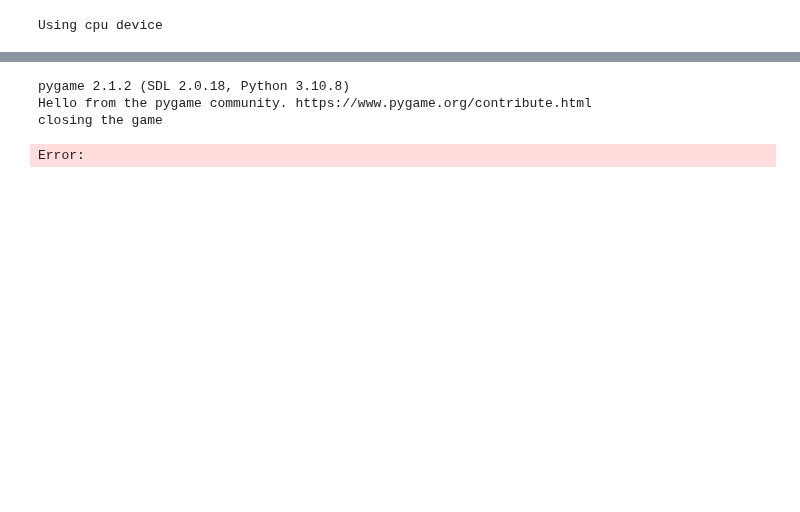
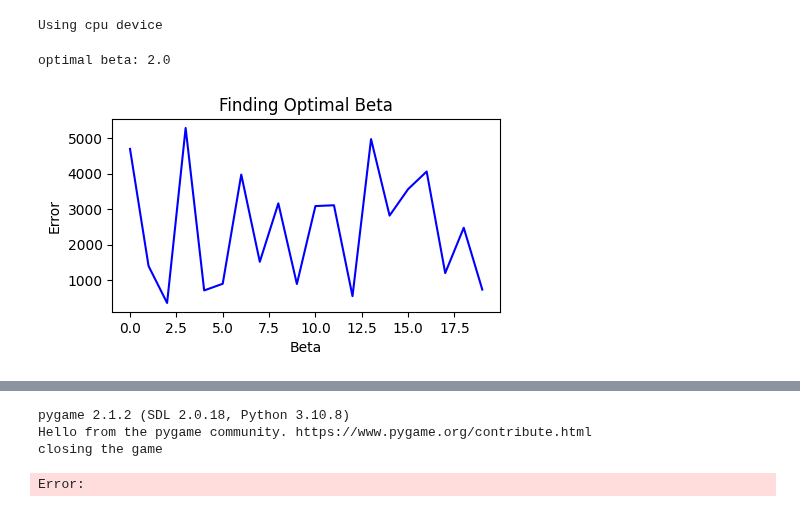
Before and after one commit to siddha20/CSCI4962, a Jupyter notebook: Project/project.ipynb, the cells around one changed output, grey strips where cells are left out. Drawn from its saved outputs; the diff is of its cells as text; code cells hidden in the pictures; blank space fills up the shorter version.

```diff
--- a/Project/project.ipynb
+++ b/Project/project.ipynb
@@ -81,13 +81,13 @@ fn_d = lambda x: torch.sqrt(2)*torch.sin(x/torch.sqrt(2))
 # Finding optimal beta value for first order ODEs
 
 
-loss = loss_c.copy()
+loss = loss_a.copy()
 loss[0][0] = 1 # Set alpha to 1
 
 a = 0
 b = 5
 N = 50
-epochs = 15000
+epochs = 10000
 
 # Test x points
 x = torch.linspace(a, b, 1000).reshape(1000, 1)
@@ -95,33 +95,36 @@ x = torch.linspace(a, b, 1000).reshape(1000, 1)
 betas = np.arange(0, 20, 1)
 stats = []
 
 for beta in betas:
 
     # Adjust the loss function
     loss[1][0] = beta
 
     # Train the model
     model = NN(20)
     optimizer = torch.optim.Adam(model.parameters(), lr=.001)
     train(model, N, a, b, epochs, loss, optimizer, show_stats=False)
 
     # Calculate the error
-    y = fn_c(x.reshape(1000, 1))
+    y = fn_a(x.reshape(1000, 1))
     y_hat = model(x.reshape(1000, 1)).detach()
     error = float(torch.mean((y - y_hat)**2))
     stats.append([error, beta])
 
 stats = np.asarray(stats)
 min_index = np.argmin(stats[:, 0], axis=0)
 opt_beta = stats[:, 1][min_index]
 loss[0][0] = 1
 loss[1][0] = opt_beta
 
 print(f"optimal beta: {opt_beta}")
 plt.plot(stats[:, 1], stats[:, 0], 'b')
 plt.title("Finding Optimal Beta")
 plt.ylabel("Error")
 plt.xlabel("Beta")
 plt.show()
+# %% [output]
+optimal beta: 2.0
+[figure, added]
 # %%
 # Finding optimal depth value for first order ODEs
```
Also changed, not shown: parts of 4 cells of this notebook.
